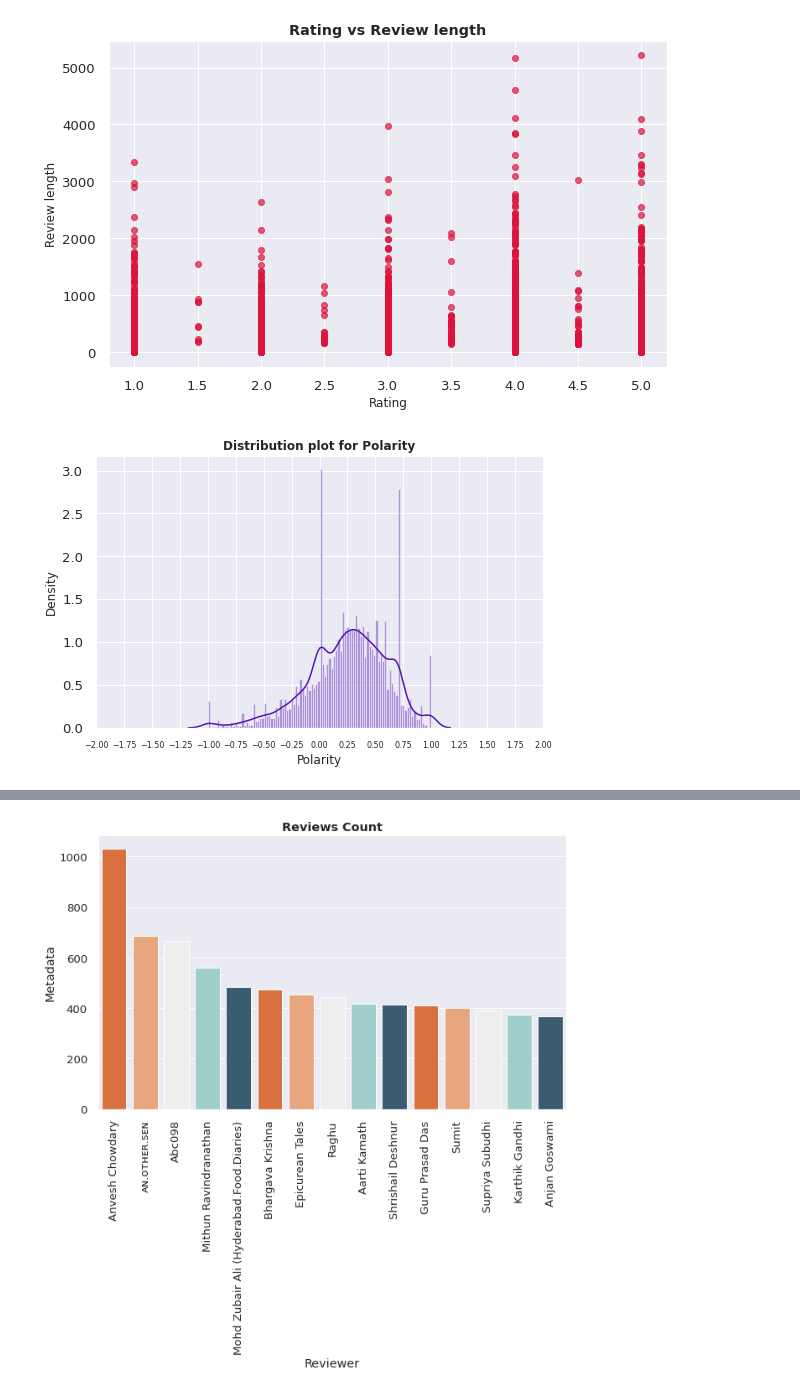
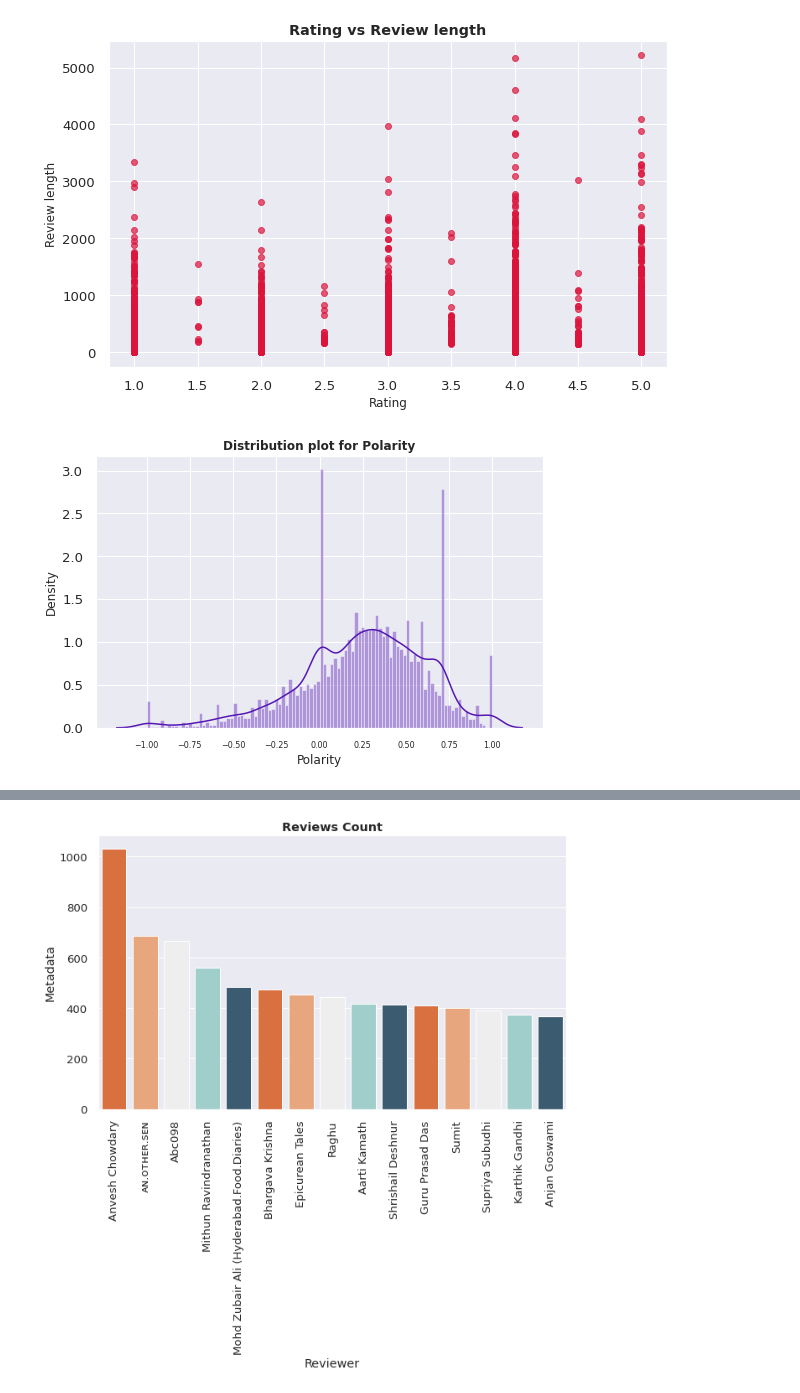
Before and after one commit to SethupathyM/Unsupervised_ML_Clustering_and_Sentiment_Analysis_Zomato_Restaurant, a Jupyter notebook: Zomato_Restaurant_Clustering_and_Sentiment_Analysis_.ipynb, the cells around one changed output, grey strips where cells are left out. Drawn from its saved outputs; the diff is of its cells as text; code cells hidden in the pictures.

```diff
--- a/Zomato_Restaurant_Clustering_and_Sentiment_Analysis_.ipynb
+++ b/Zomato_Restaurant_Clustering_and_Sentiment_Analysis_.ipynb
@@ -986,12 +986,12 @@ df_r['Polarity'] = df_r['Review'].apply(lambda x: TextBlob(x).sentiment.polarity
 # %%
 # Distribution plot for Polarity
 plt.figure(figsize=(8,5))
-xticks = [-2,-1.75,-1.5,-1.25,-1,-0.75,-0.5,-0.25,0,0.25,0.5,0.75,1,1.25,1.5,1.75,2]
+xticks = [-1,-0.75,-0.5,-0.25,0,0.25,0.5,0.75,1]
 sns.distplot(df_r['Polarity'],bins = 100,color= '#5416B4')
 plt.title('Distribution plot for Polarity',fontsize = 12,fontweight = 'bold')
 plt.xlabel('Polarity',fontsize = 12)
 plt.ylabel('Density',fontsize = 12)
 plt.xticks(xticks,fontsize = 8)
 plt.show()
 # %% [output]
-[figure, old version]
+[figure, new version]
```
Also changed, not shown: parts of 40 cells of this notebook.
